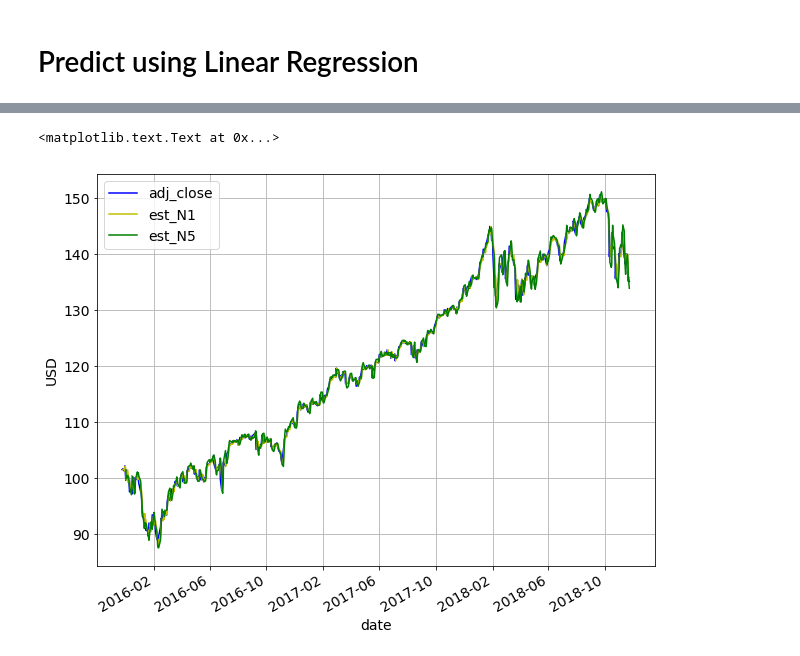
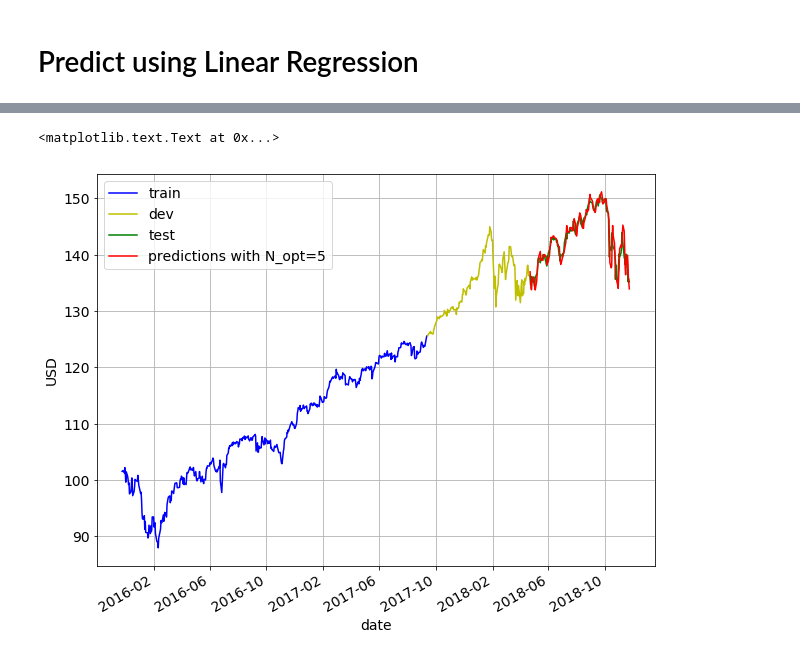
Before and after one commit to NGYB/Stocks, a Jupyter notebook: StockPricePrediction/StockPricePrediction_v2_lin_reg.ipynb, the cells around one changed output, grey strips where cells are left out. Drawn from its saved outputs; the diff is of its cells as text; code cells hidden in the pictures.

```diff
--- a/StockPricePrediction/StockPricePrediction_v2_lin_reg.ipynb
+++ b/StockPricePrediction/StockPricePrediction_v2_lin_reg.ipynb
@@ -30,7 +33,7 @@ ticklabelsize = 14
 # %% [markdown]
 # Common functions
 # %%
-def get_preds_lin_reg(df, target_col, N, pred_min):
+def get_preds_lin_reg(df, target_col, N, pred_min, offset):
     """
     Given a dataframe, get prediction at timestep t using values from t-1, t-2, ..., t-N.
     Inputs
@@ -38,6 +41,7 @@ def get_preds_lin_reg(df, target_col, N, pred_min):
         target_col : name of the column you want to predict e.g. 'adj_close'
         N          : get prediction at timestep t using values from t-1, t-2, ..., t-N
         pred_min   : all predictions should be >= pred_min
+        offset     : for df we only do predictions for df[offset:]. e.g. offset can be size of training set
     Outputs
         pred_list  : the predictions for target_col. np.array of length len(df)-N.
     """
@@ -46,15 +50,15 @@ def get_preds_lin_reg(df, target_col, N, pred_min):
 
     pred_list = []
 
-    for i in range(N, len(df['adj_close'])):
+    for i in range(offset, len(df['adj_close'])):
         X_train = np.array(range(len(df['adj_close'][i-N:i]))) # e.g. [0 1 2 3 4]
         y_train = np.array(df['adj_close'][i-N:i]) # e.g. [2944 3088 3226 3335 3436]
         X_train = X_train.reshape(-1, 1)     # e.g X_train =
-                                         # [[0]
-                                         #  [1]
-                                         #  [2]
-                                         #  [3]
-                                         #  [4]]
+                                             # [[0]
+                                             #  [1]
+                                             #  [2]
+                                             #  [3]
+                                             #  [4]]
         # X_train = np.c_[np.ones(N), X_train]              # add a column
         y_train = y_train.reshape(-1, 1)
     #     print X_train.shape
@@ -117,11 +162,14 @@ ax.set_ylabel("USD")
 # Predict using Linear Regression
 # %%
 RMSE = []
+R2 = []
 for N in range(1, Nmax+1): # N is no. of samples to use to predict the next value
-    est_list = get_preds_lin_reg(df, 'adj_close', N, 0)
+    est_list = get_preds_lin_reg(train_cv, 'adj_close', N, 0, num_train)
 
-    df['est' + '_N' + str(N)] = np.concatenate((np.zeros(N), est_list))
-    RMSE.append(math.sqrt(mean_squared_error(est_list, df['adj_close'][N:])))
+    cv['est' + '_N' + str(N)] = est_list
+    RMSE.append(math.sqrt(mean_squared_error(est_list, cv['adj_close'])))
+    R2.append(r2_score(cv['adj_close'], est_list))
 print('RMSE = ' + str(RMSE))
-df.head()
+print('R2 = ' + str(R2))
+cv.head()
 # %% [output]
@@ -146 +210,4 @@ plt.ylabel('RMSE')
+# %%
+# Set optimum N
+N_opt = 5
 # %% [markdown]
@@ -192,0 +295,6 @@ matplotlib.rcParams.update({'font.size': fontsize})
+# %%
+est_list = get_preds_lin_reg(df, 'adj_close', N_opt, 0, num_train+num_cv)
+test['est' + '_N' + str(N_opt)] = est_list
+print("RMSE = %0.3f" % math.sqrt(mean_squared_error(est_list, test['adj_close'])))
+print("R2 = %0.3f" % r2_score(test['adj_close'], est_list))
+test.head()
@@ -193,12 +314,14 @@ matplotlib.rcParams.update({'font.size': fontsize})
 # %%
 # Plot adjusted close over time
 rcParams['figure.figsize'] = 10, 8 # width 10, height 8
 
-ax = df.plot(x='date', y='adj_close', style='b-', grid=True)
-ax = df[1:].plot(x='date', y='est_N1', style='y-', grid=True, ax=ax)
-ax = df[5:].plot(x='date', y='est_N5', style='g-', grid=True, ax=ax)
+ax = train.plot(x='date', y='adj_close', style='b-', grid=True)
+ax = cv.plot(x='date', y='adj_close', style='y-', grid=True, ax=ax)
+ax = test.plot(x='date', y='adj_close', style='g-', grid=True, ax=ax)
+ax = test.plot(x='date', y='est_N5', style='r-', grid=True, ax=ax)
+ax.legend(['train', 'dev', 'test', 'predictions with N_opt=5'])
 ax.set_xlabel("date")
 ax.set_ylabel("USD")
 # %% [output]
 <matplotlib.text.Text at 0x...>
-[figure, old version]
+[figure, new version]
```
Also changed, not shown: parts of 18 cells of this notebook.
